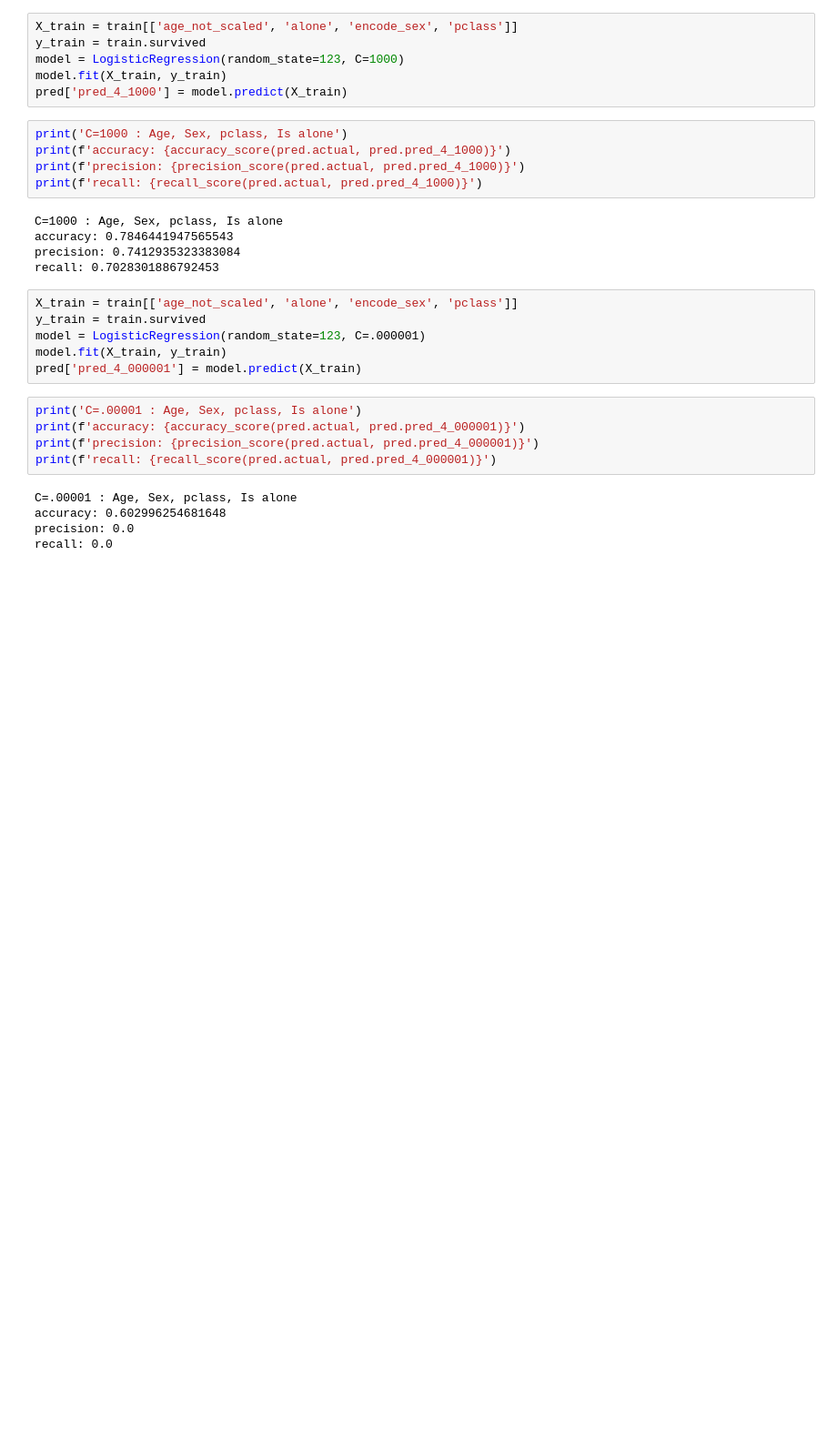
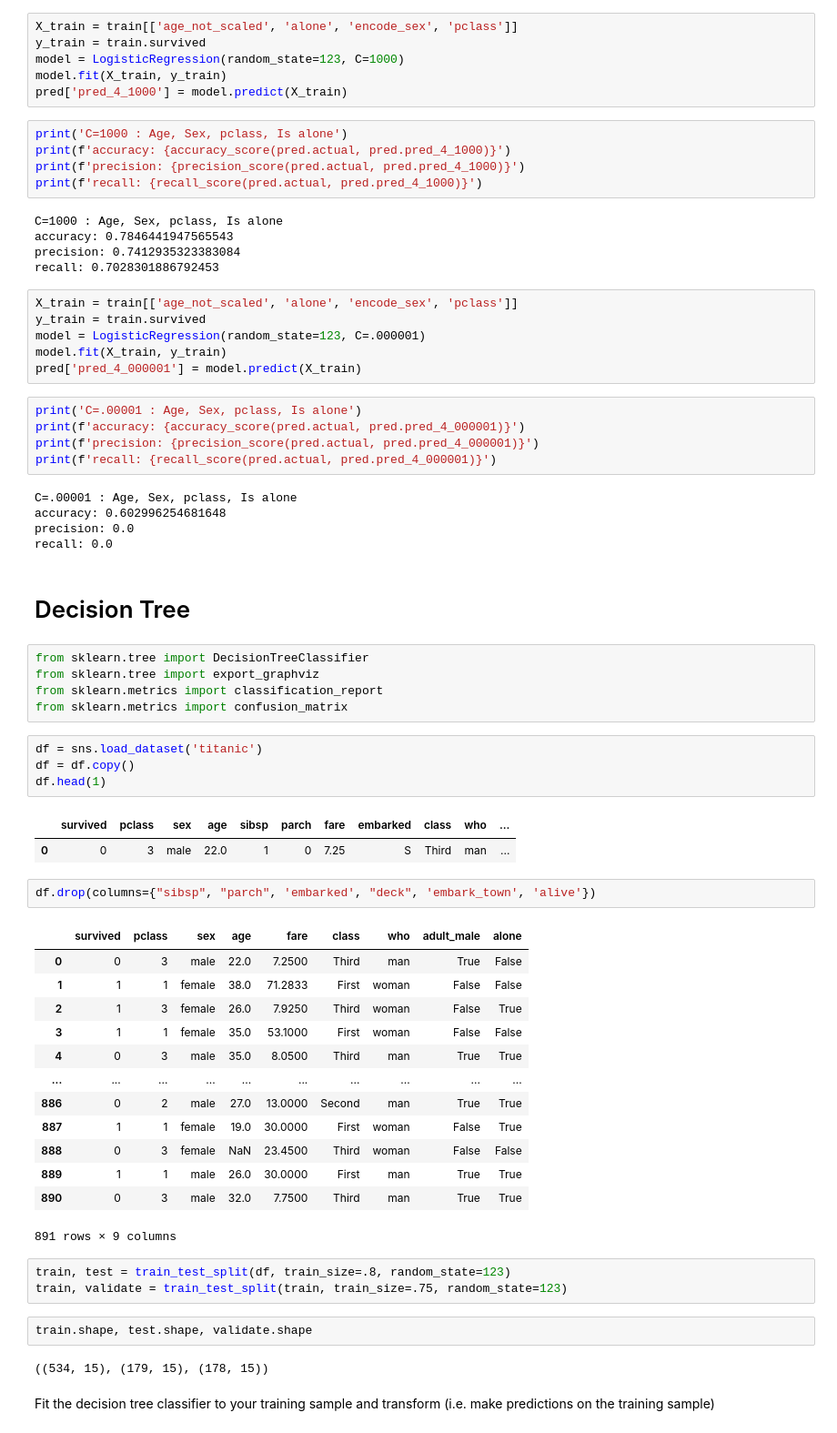
Before and after one commit to noahmelngailis/ds-methodologies-exercises, a Jupyter notebook: classification/model.ipynb, the cells around one changed output. Shown at 91% size. Cells and saved outputs as stored; diff of their text form; blank space fills up the shorter version.

Commit message:
decision tree

```diff
--- a/classification/model.ipynb
+++ b/classification/model.ipynb
@@ -396,3 +401,42 @@ C=.00001 : Age, Sex, pclass, Is alone
 accuracy: 0.602996254681648
 precision: 0.0
 recall: 0.0
+# %% [markdown]
+   #  Decision Tree
+# %%
+from sklearn.tree import DecisionTreeClassifier
+from sklearn.tree import export_graphviz
+from sklearn.metrics import classification_report
+from sklearn.metrics import confusion_matrix
+# %%
+df = sns.load_dataset('titanic')
+df = df.copy()
+df.head(1)
+# %% [output]
+|  | survived | pclass | sex | age | sibsp | parch | fare | embarked | class | who | ... |
+| 0 | 0 | 3 | male | 22.0 | 1 | 0 | 7.25 | S | Third | man | ... |
+# %%
+df.drop(columns={"sibsp", "parch", 'embarked', "deck", 'embark_town', 'alive'})
+# %% [output]
+|  | survived | pclass | sex | age | fare | class | who | adult_male | alone |
+| 0 | 0 | 3 | male | 22.0 | 7.2500 | Third | man | True | False |
+| 1 | 1 | 1 | female | 38.0 | 71.2833 | First | woman | False | False |
+| 2 | 1 | 3 | female | 26.0 | 7.9250 | Third | woman | False | True |
+| 3 | 1 | 1 | female | 35.0 | 53.1000 | First | woman | False | False |
+| 4 | 0 | 3 | male | 35.0 | 8.0500 | Third | man | True | True |
+| ... | ... | ... | ... | ... | ... | ... | ... | ... | ... |
+| 886 | 0 | 2 | male | 27.0 | 13.0000 | Second | man | True | True |
+| 887 | 1 | 1 | female | 19.0 | 30.0000 | First | woman | False | True |
+| 888 | 0 | 3 | female | NaN | 23.4500 | Third | woman | False | False |
+| 889 | 1 | 1 | male | 26.0 | 30.0000 | First | man | True | True |
+| 890 | 0 | 3 | male | 32.0 | 7.7500 | Third | man | True | True |
+891 rows × 9 columns
+# %%
+train, test = train_test_split(df, train_size=.8, random_state=123)
+train, validate = train_test_split(train, train_size=.75, random_state=123)
+# %%
+train.shape, test.shape, validate.shape
+# %% [output]
+((534, 15), (179, 15), (178, 15))
+# %% [markdown]
+Fit the decision tree classifier to your training sample and transform (i.e. make predictions on the training sample)
```
Also changed, not shown: parts of 2 cells of this notebook.
